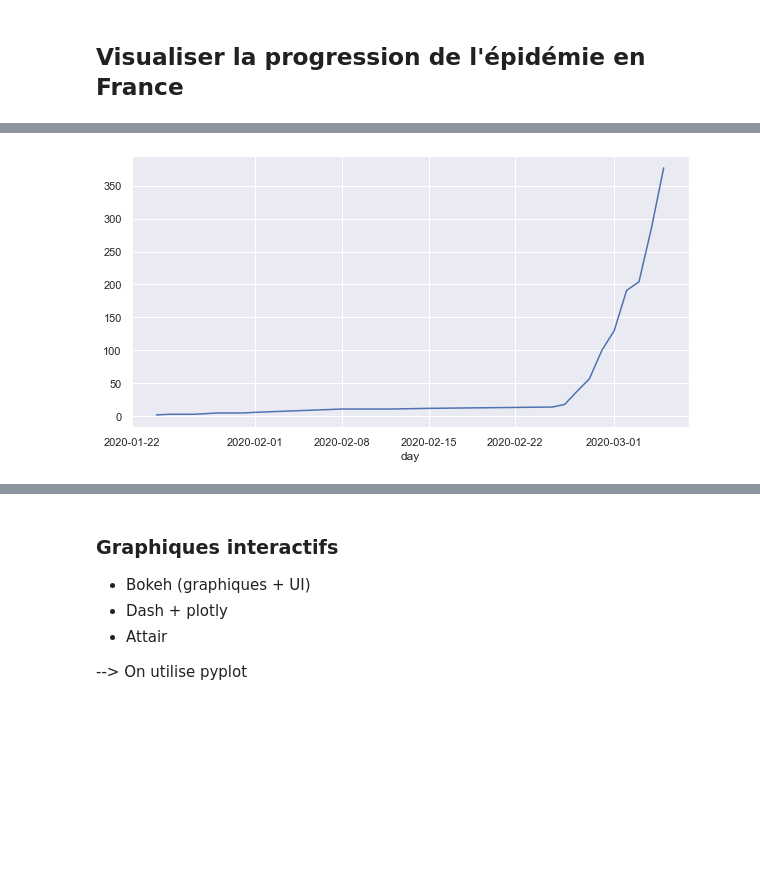
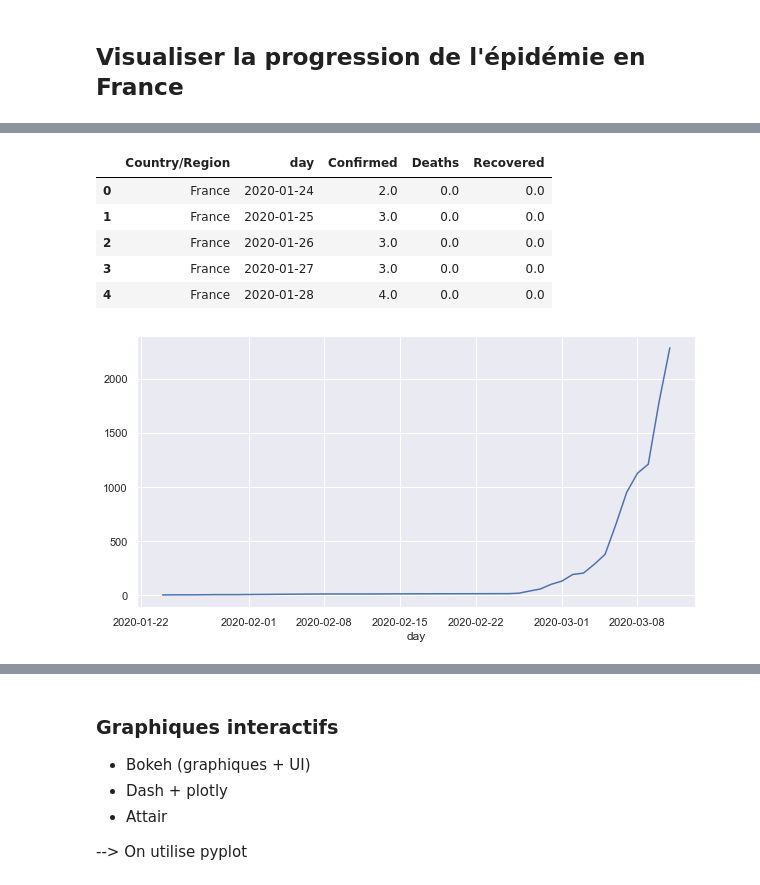
Before and after one commit to LucileRR/Global, a Jupyter notebook: notebooks/visualisation_epidemie.ipynb, the cells around one changed output, grey strips where cells are left out. Cells and saved outputs as stored; diff of their text form; code cells hidden in the pictures; blank space fills up the shorter version.

```diff
--- a/notebooks/visualisation_epidemie.ipynb
+++ b/notebooks/visualisation_epidemie.ipynb
@@ -76,7 +80,16 @@ epidemie_df[epidemie_df['Country/Region'] == 'France'].head()
+# %%
+france_df.head()
+# %% [output]
+|  | Country/Region | day | Confirmed | Deaths | Recovered |
+| 0 | France | 2020-01-24 | 2.0 | 0.0 | 0.0 |
+| 1 | France | 2020-01-25 | 3.0 | 0.0 | 0.0 |
+| 2 | France | 2020-01-26 | 3.0 | 0.0 | 0.0 |
+| 3 | France | 2020-01-27 | 3.0 | 0.0 | 0.0 |
+| 4 | France | 2020-01-28 | 4.0 | 0.0 | 0.0 |
 # %%
-epidemie_df[epidemie_df['Country/Region'] == 'France'].set_index('day')['Confirmed'].plot(figsize=(10, 5));
+france_df.set_index('day')['Confirmed'].plot(figsize=(10, 5));
 # %% [output]
-[figure, old version]
+[figure, new version]
 # %%
 epidemie_df[epidemie_df['Country/Region'] == 'Mainland China'].set_index('day')['Confirmed'].plot(figsize=(10, 5));
 # %% [output]
```
Also changed, not shown: parts of 16 cells of this notebook, 3 other files.
